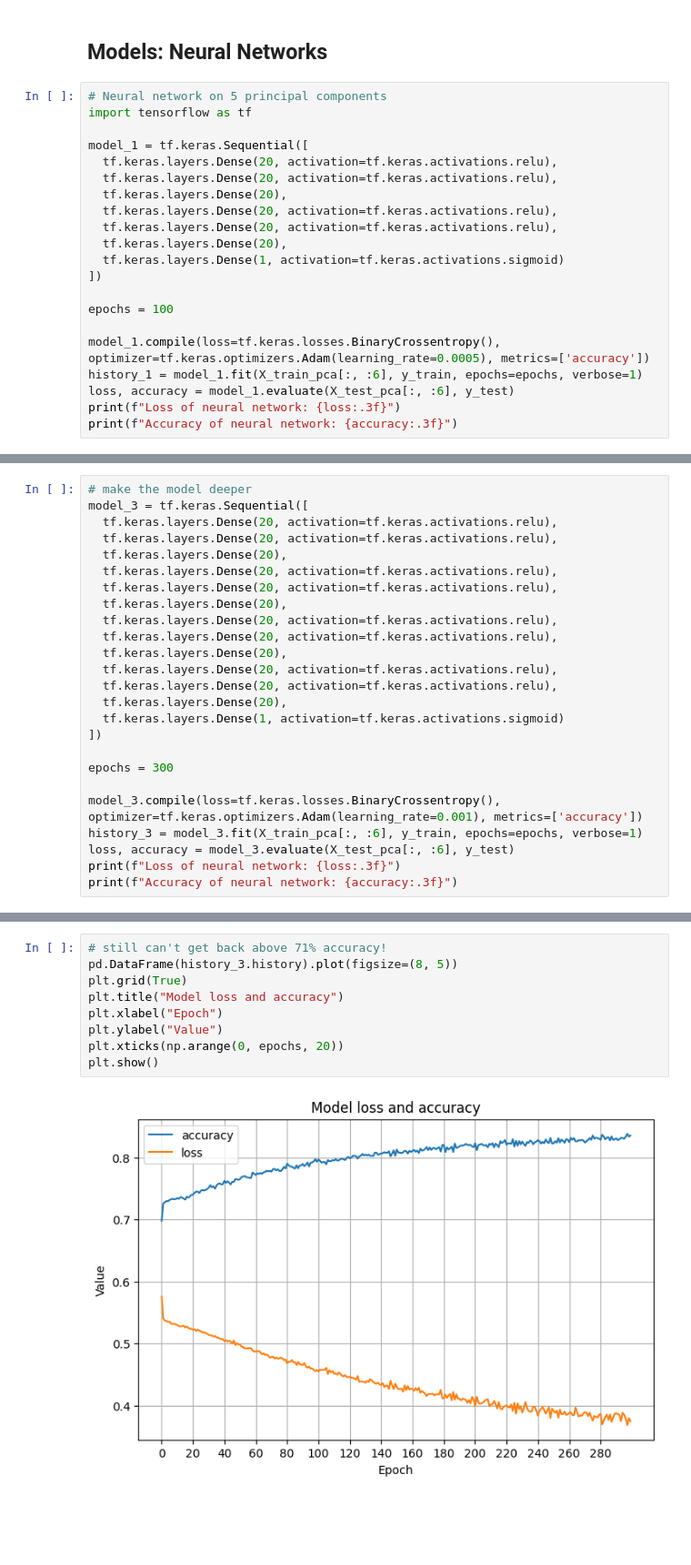
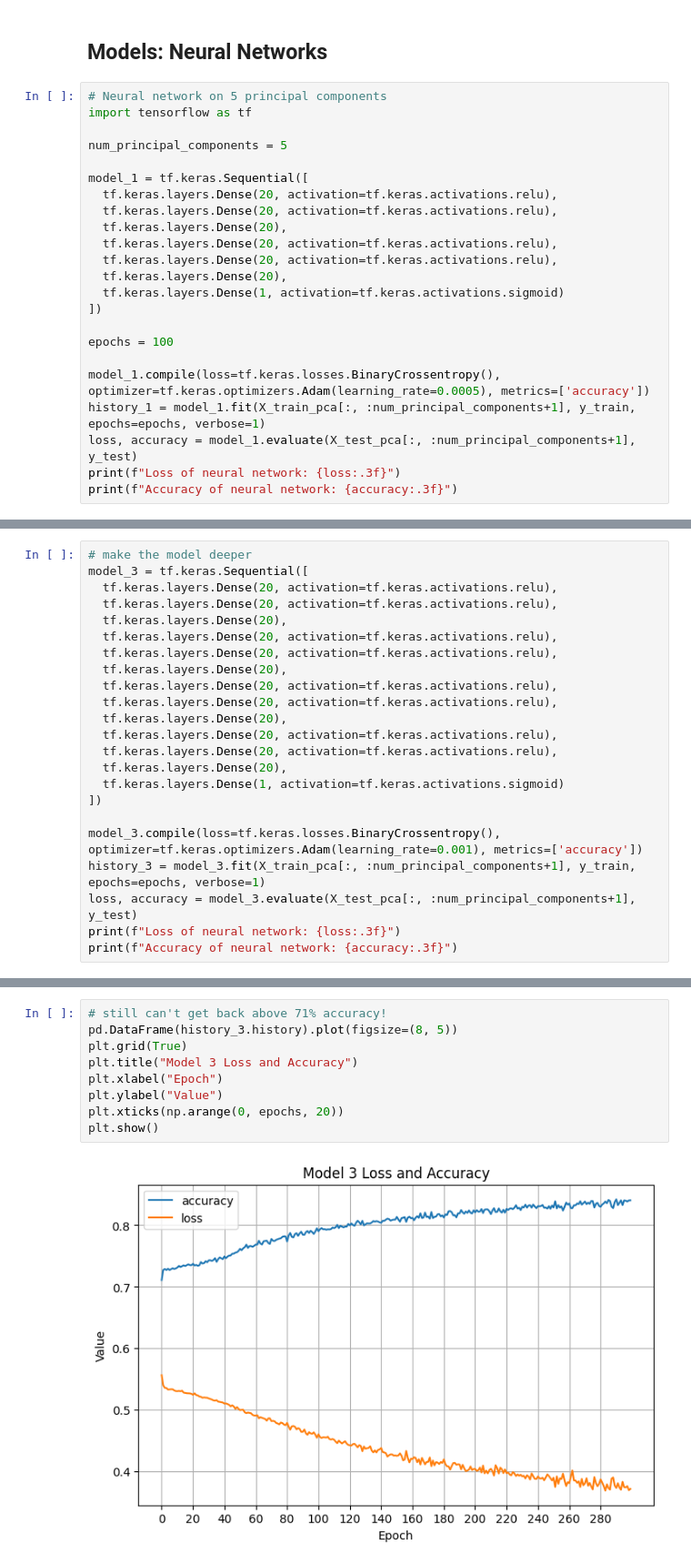
Before and after one commit to samlowe106/LeagueOfLosers, a Jupyter notebook: notebooks/2 PCA Supervised Learning.ipynb, the cells around one changed output, grey strips where cells are left out. Shown: that part at 91% size. Cells and saved outputs as stored; diff of their text form; blank space fills up the shorter version.

```diff
--- a/notebooks/2 PCA Supervised Learning.ipynb
+++ b/notebooks/2 PCA Supervised Learning.ipynb
@@ -239,6 +240,8 @@ The jury is in: **5 principal components** seem to be the most accurate, and lin
 # %%
 # Neural network on 5 principal components
 import tensorflow as tf
+
+num_principal_components = 5
 
 model_1 = tf.keras.Sequential([
   tf.keras.layers.Dense(20, activation=tf.keras.activations.relu),
@@ -253,8 +256,8 @@ model_1 = tf.keras.Sequential([
 epochs = 100
 
 model_1.compile(loss=tf.keras.losses.BinaryCrossentropy(), optimizer=tf.keras.optimizers.Adam(learning_rate=0.0005), metrics=['accuracy'])
-history_1 = model_1.fit(X_train_pca[:, :6], y_train, epochs=epochs, verbose=1)
-loss, accuracy = model_1.evaluate(X_test_pca[:, :6], y_test)
+history_1 = model_1.fit(X_train_pca[:, :num_principal_components+1], y_train, epochs=epochs, verbose=1)
+loss, accuracy = model_1.evaluate(X_test_pca[:, :num_principal_components+1], y_test)
 print(f"Loss of neural network: {loss:.3f}")
 print(f"Accuracy of neural network: {accuracy:.3f}")
 # %% [output]
@@ -362,11 +364,9 @@ model_3 = tf.keras.Sequential([
   tf.keras.layers.Dense(1, activation=tf.keras.activations.sigmoid)
 ])
 
-epochs = 300
-
 model_3.compile(loss=tf.keras.losses.BinaryCrossentropy(), optimizer=tf.keras.optimizers.Adam(learning_rate=0.001), metrics=['accuracy'])
-history_3 = model_3.fit(X_train_pca[:, :6], y_train, epochs=epochs, verbose=1)
-loss, accuracy = model_3.evaluate(X_test_pca[:, :6], y_test)
+history_3 = model_3.fit(X_train_pca[:, :num_principal_components+1], y_train, epochs=epochs, verbose=1)
+loss, accuracy = model_3.evaluate(X_test_pca[:, :num_principal_components+1], y_test)
 print(f"Loss of neural network: {loss:.3f}")
 print(f"Accuracy of neural network: {accuracy:.3f}")
 # %% [output]
@@ -390,11 +390,11 @@ Accuracy of neural network: 0.701
 # %%
 # still can't get back above 71% accuracy!
 pd.DataFrame(history_3.history).plot(figsize=(8, 5))
 plt.grid(True)
-plt.title("Model loss and accuracy")
+plt.title("Model 3 Loss and Accuracy")
 plt.xlabel("Epoch")
 plt.ylabel("Value")
 plt.xticks(np.arange(0, epochs, 20))
 plt.show()
 # %% [output]
-[figure, old version]
+[figure, new version]
```
Also changed, not shown: parts of 14 cells of this notebook, 2 other files.
